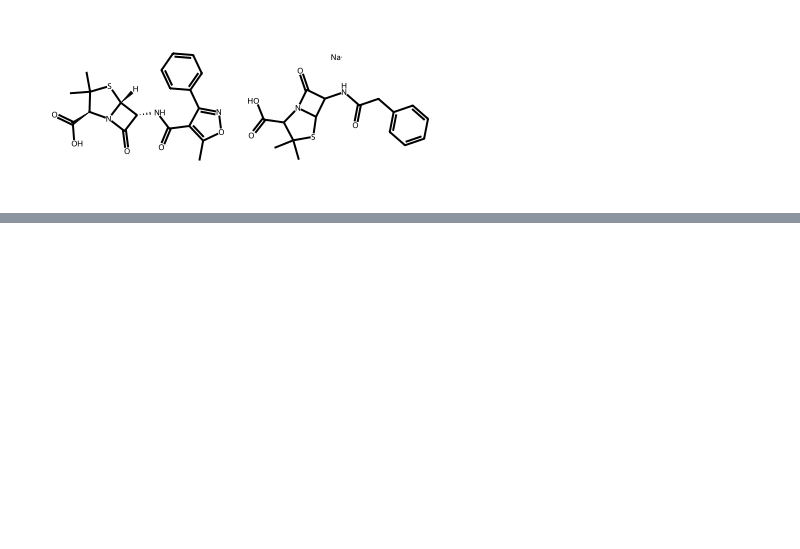
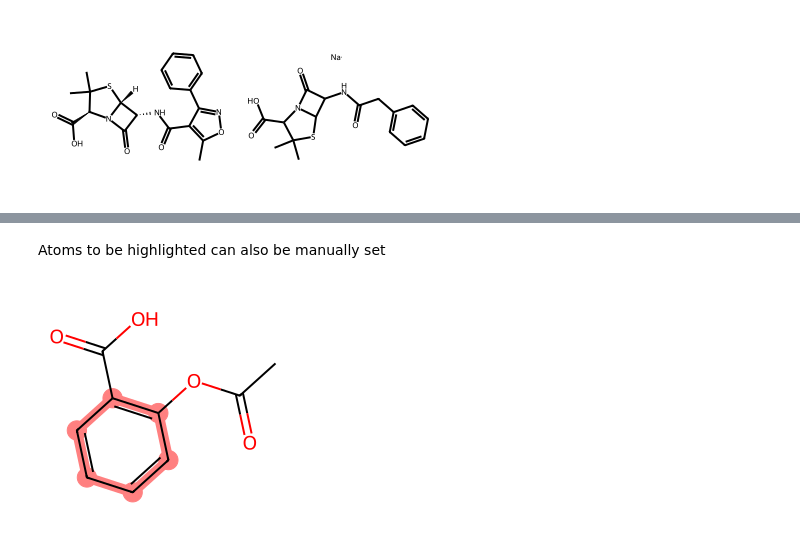
Before and after one commit to hilpresent/rdkit-cookbook, a Jupyter notebook: rdkit_cookbook.ipynb, the cells around one changed output, grey strips where cells are left out. Saved outputs shown, nothing was run; the diff lists cells and outputs as text; code cells hidden in the pictures; blank space fills up the shorter version.

```diff
--- a/rdkit_cookbook.ipynb
+++ b/rdkit_cookbook.ipynb
@@ -125,0 +142,7 @@ Image.open(bio)
+# %% [markdown]
+Atoms to be highlighted can also be manually set
+# %%
+molecule.__sssAtoms = [0, 1, 2, 6, 11, 12]
+molecule
+# %% [output]
+[figure, added]
```
Also changed, not shown: parts of 3 cells of this notebook.
